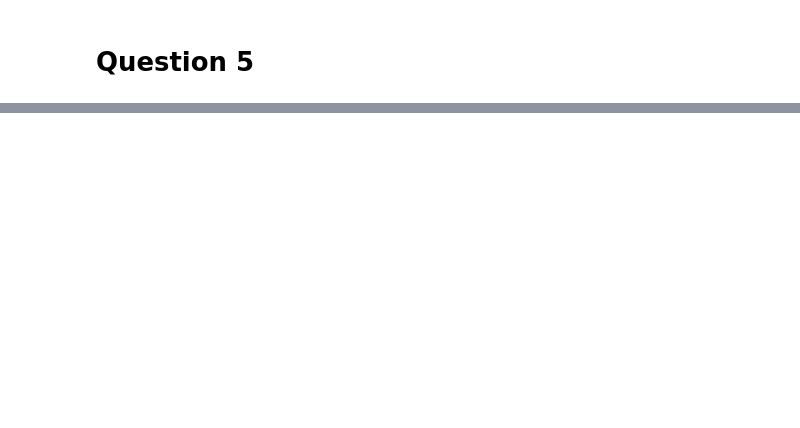
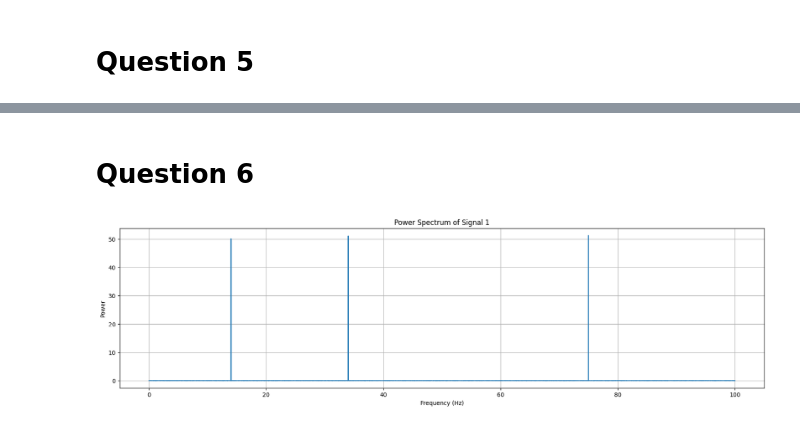
Before and after one commit to Buddhi19/EEEAssignments, a Jupyter notebook: EE 325 Discrete Signal Processing/assignment.ipynb, the cells around one changed output, grey strips where cells are left out. Cells and saved outputs as stored; diff of their text form; code cells hidden in the pictures; blank space fills up the shorter version.

```diff
--- a/EE 325 Discrete Signal Processing/assignment.ipynb
+++ b/EE 325 Discrete Signal Processing/assignment.ipynb
@@ -191,0 +231,14 @@ Fundamental period of Signal 1: 0.01 seconds
+# %% [markdown]
+# Question 6
+# %%
+frequencies_1, power_spectrum_1 = periodogram(signal_1_sampled, fs=Fs)
+
+plt.figure(figsize=(20, 5))
+plt.plot(frequencies_1, power_spectrum_1)
+plt.title('Power Spectrum of Signal 1')
+plt.xlabel('Frequency (Hz)')
+plt.ylabel('Power')
+plt.grid(True)
+plt.show()
+# %% [output]
+[figure, added]
```
Also changed, not shown: parts of 15 cells of this notebook.
